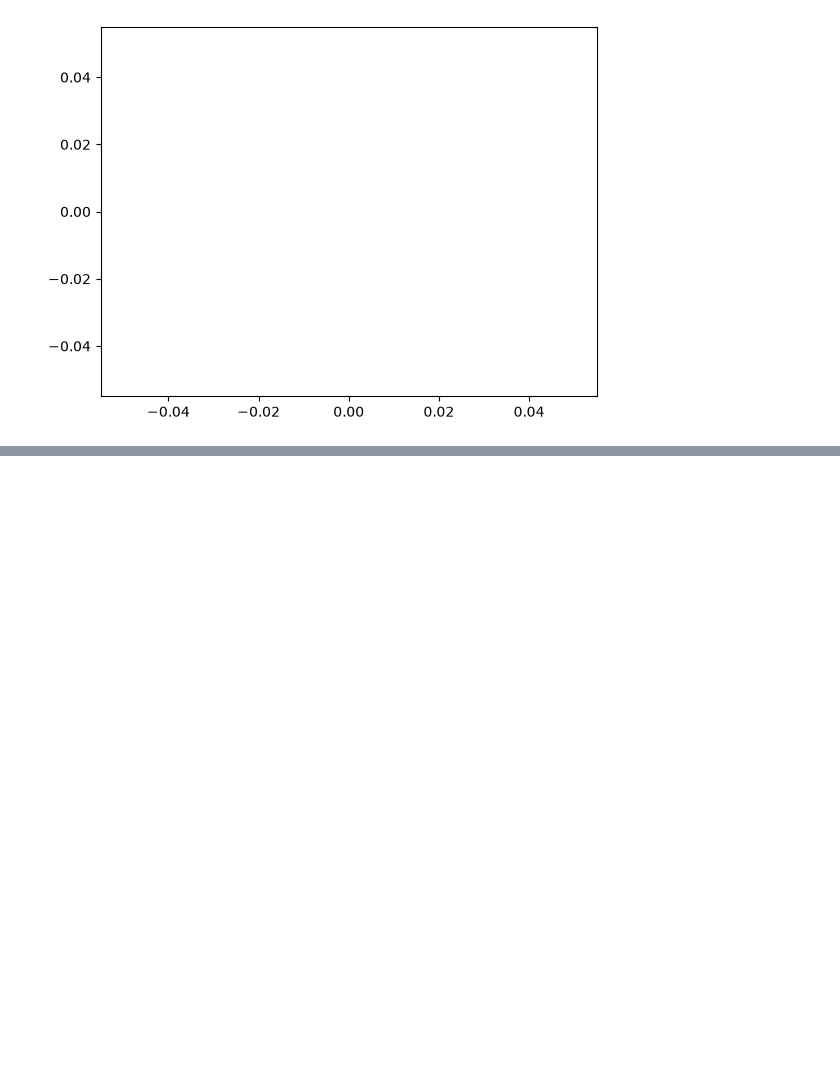
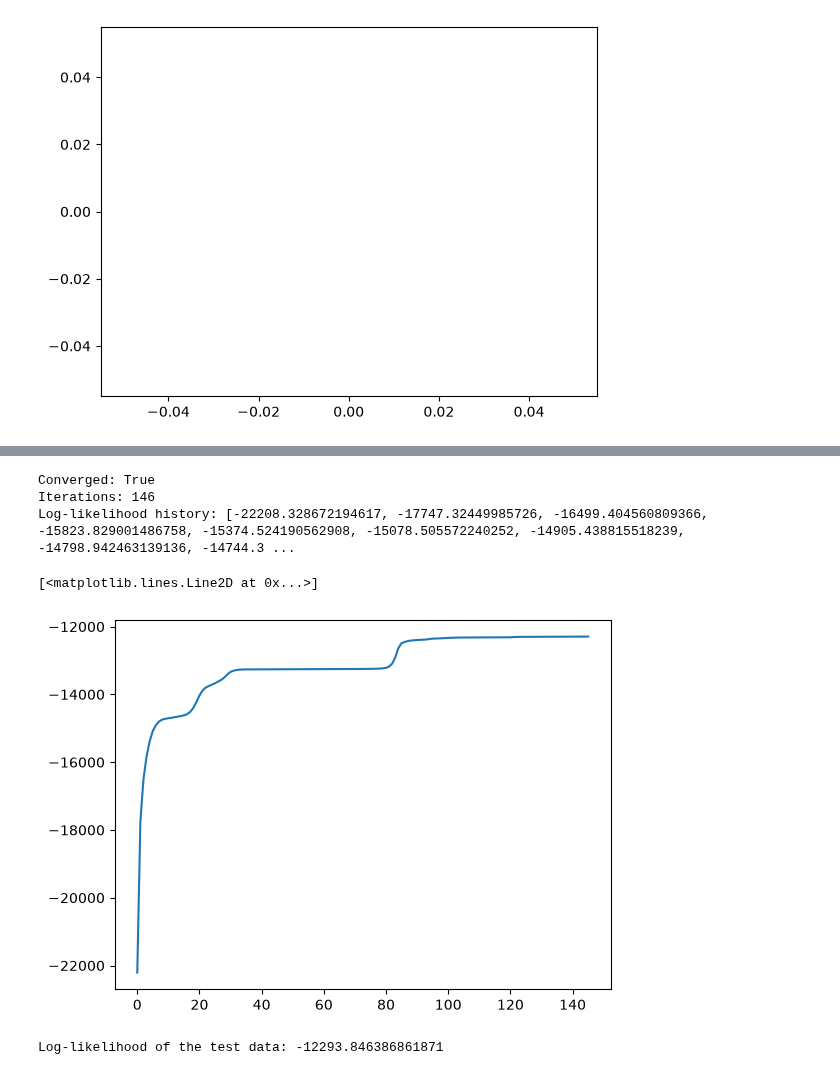
Before and after one commit to Akshat-1234/Market-Regime-Analyzer, a Jupyter notebook: model.ipynb, the cells around one changed output, grey strips where cells are left out. Cells and saved outputs as stored; diff of their text form; code cells hidden in the pictures; blank space fills up the shorter version.

```diff
--- a/model.ipynb
+++ b/model.ipynb
@@ -137,0 +140,21 @@ state
+# %%
+print("Converged:", model.monitor_.converged)
+print("Iterations:", model.monitor_.iter)
+print("Log-likelihood history:", list(model.monitor_.history))
+# %% [output]
+Converged: True
+Iterations: 146
+Log-likelihood history: [-22208.328672194617, -17747.32449985726, -16499.404560809366, -15823.829001486758, -15374.524190562908, -15078.505572240252, -14905.438815518239, -14798.942463139136, -14744.3 ...
+# %%
+plt.plot(list(model.monitor_.history))
+# %% [output]
+[<matplotlib.lines.Line2D at 0x...>]
+[figure, added]
+# %%
+test_df=pd.read_csv('test_df.csv')
+test_df =test_df.drop(columns=["Unnamed: 0"])
+
+log_likelihood = model.score(test_df)
+print(f"Log-likelihood of the test data: {log_likelihood}")
+# %% [output]
+Log-likelihood of the test data: -12293.846386861871
```
Also changed, not shown: parts of 16 cells of this notebook, 2 other files.
